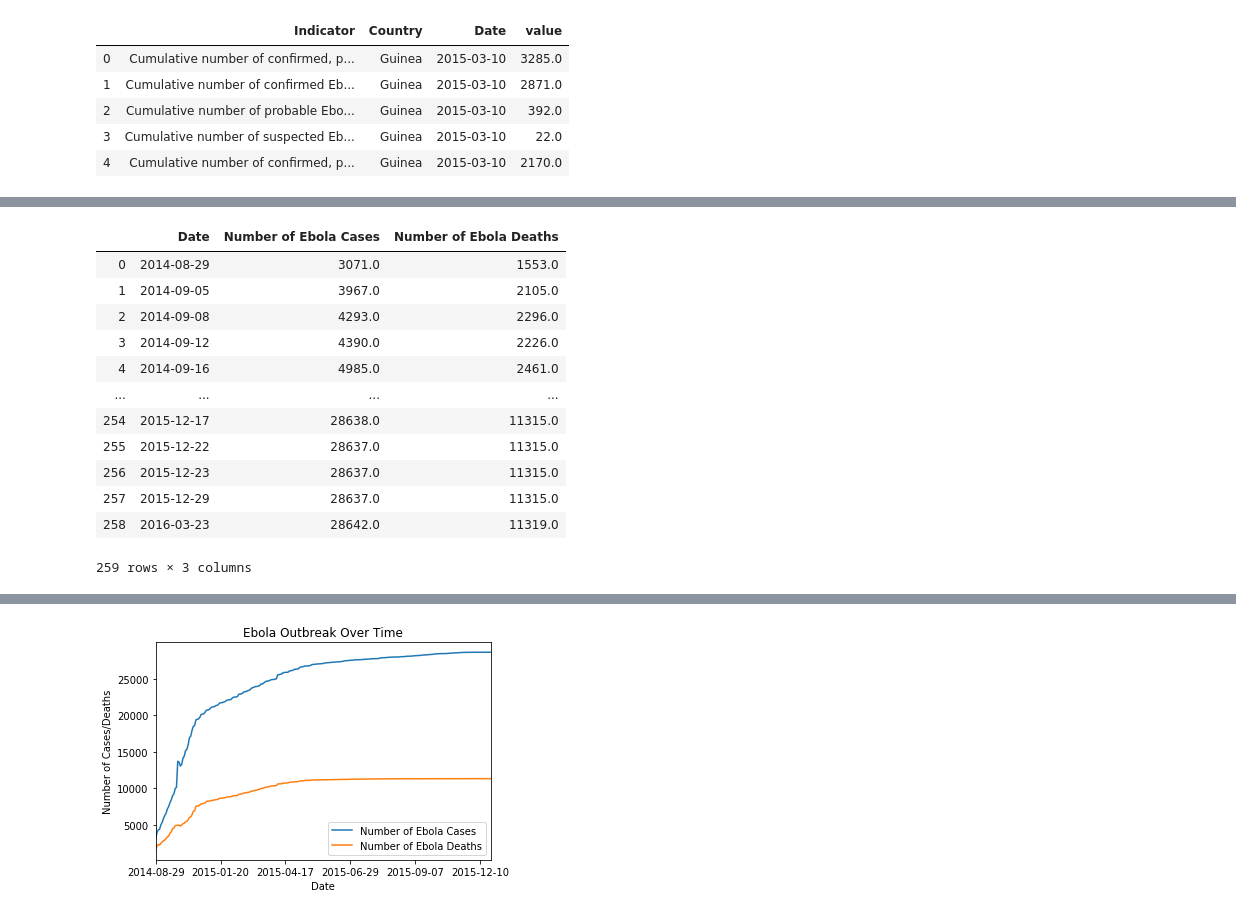
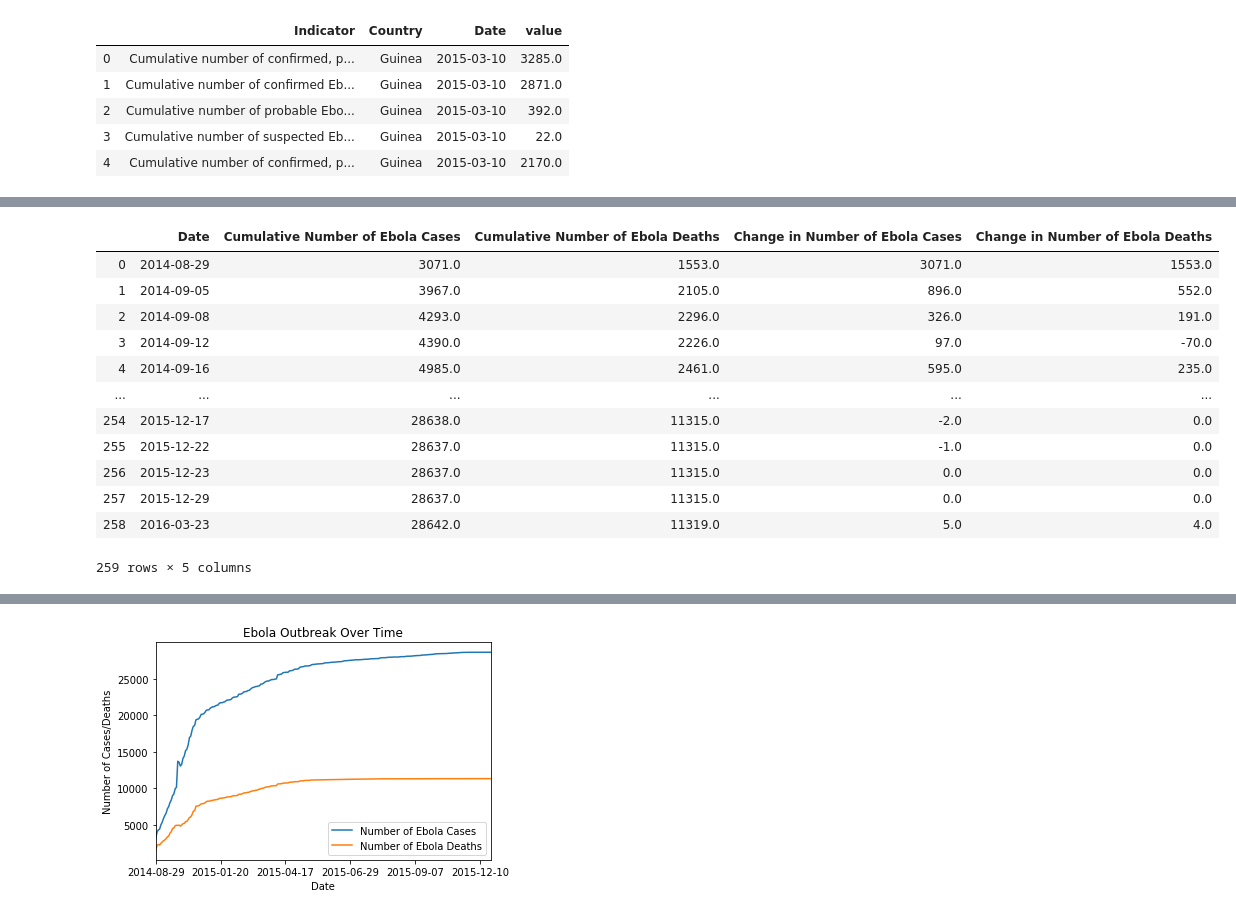
Before and after one commit to vbhakta27/group3, a Jupyter notebook: Airline_data.ipynb, the cells around one changed output, grey strips where cells are left out. Drawn from its saved outputs; the diff is of its cells as text; code cells hidden in the pictures.

```diff
--- a/Airline_data.ipynb
+++ b/Airline_data.ipynb
@@ -341,20 +256,33 @@ dates.sort()
 # %%
+# Get cumulative number of cases and deaths across date
 grouped_date_ebola =  pd.DataFrame({'Date': dates,
-                                   'Number of Ebola Cases': total_cases,
-                                   'Number of Ebola Deaths': total_deathes})
+                                   'Cumulative Number of Ebola Cases': total_cases,
+                                   'Cumulative Number of Ebola Deaths': total_deathes})
-# %%
-grouped_date_ebola
-# %% [output]
-|  | Date | Number of Ebola Cases | Number of Ebola Deaths |
-| 0 | 2014-08-29 | 3071.0 | 1553.0 |
-| 1 | 2014-09-05 | 3967.0 | 2105.0 |
-| 2 | 2014-09-08 | 4293.0 | 2296.0 |
-| 3 | 2014-09-12 | 4390.0 | 2226.0 |
-| 4 | 2014-09-16 | 4985.0 | 2461.0 |
-| ... | ... | ... | ... |
-| 254 | 2015-12-17 | 28638.0 | 11315.0 |
-| 255 | 2015-12-22 | 28637.0 | 11315.0 |
-| 256 | 2015-12-23 | 28637.0 | 11315.0 |
-| 257 | 2015-12-29 | 28637.0 | 11315.0 |
-| 258 | 2016-03-23 | 28642.0 | 11319.0 |
-259 rows × 3 columns
+# %%
+# Create columns that have the change of cases and deaths over the dates
+daily_ebola_cases = [grouped_date_ebola.iloc[0,1]]
+daily_ebola_deaths = [grouped_date_ebola.iloc[0,2]]
+
+for x in range(1,len(grouped_date_ebola)):
+    daily_case = grouped_date_ebola.iloc[x,1] - grouped_date_ebola.iloc[x-1,1]
+    daily_ebola_cases.append(daily_case)
+    daily_deaths = grouped_date_ebola.iloc[x,2] - grouped_date_ebola.iloc[x-1,2]
+    daily_ebola_deaths.append(daily_deaths)
+
+grouped_date_ebola['Change in Number of Ebola Cases'] = daily_ebola_cases
+grouped_date_ebola['Change in Number of Ebola Deaths'] = daily_ebola_deaths
+grouped_date_ebola
+# %% [output]
+|  | Date | Cumulative Number of Ebola Cases | Cumulative Number of Ebola Deaths | Change in Number of Ebola Cases | Change in Number of Ebola Deaths |
+| 0 | 2014-08-29 | 3071.0 | 1553.0 | 3071.0 | 1553.0 |
+| 1 | 2014-09-05 | 3967.0 | 2105.0 | 896.0 | 552.0 |
+| 2 | 2014-09-08 | 4293.0 | 2296.0 | 326.0 | 191.0 |
+| 3 | 2014-09-12 | 4390.0 | 2226.0 | 97.0 | -70.0 |
+| 4 | 2014-09-16 | 4985.0 | 2461.0 | 595.0 | 235.0 |
+| ... | ... | ... | ... | ... | ... |
+| 254 | 2015-12-17 | 28638.0 | 11315.0 | -2.0 | 0.0 |
+| 255 | 2015-12-22 | 28637.0 | 11315.0 | -1.0 | 0.0 |
+| 256 | 2015-12-23 | 28637.0 | 11315.0 | 0.0 | 0.0 |
+| 257 | 2015-12-29 | 28637.0 | 11315.0 | 0.0 | 0.0 |
+| 258 | 2016-03-23 | 28642.0 | 11319.0 | 5.0 | 4.0 |
+259 rows × 5 columns
```
Also changed, not shown: parts of 34 cells of this notebook, 1 other file.
